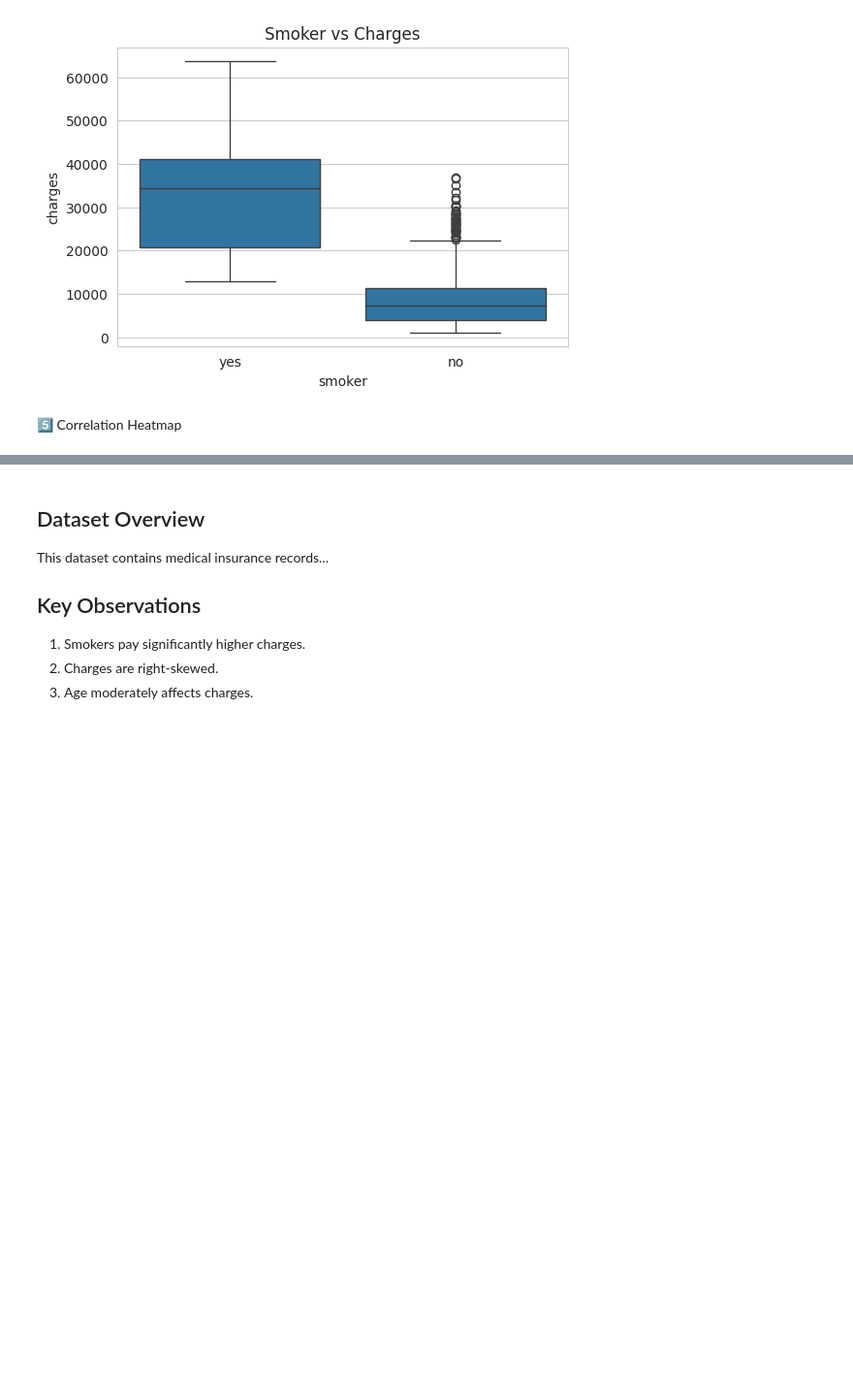
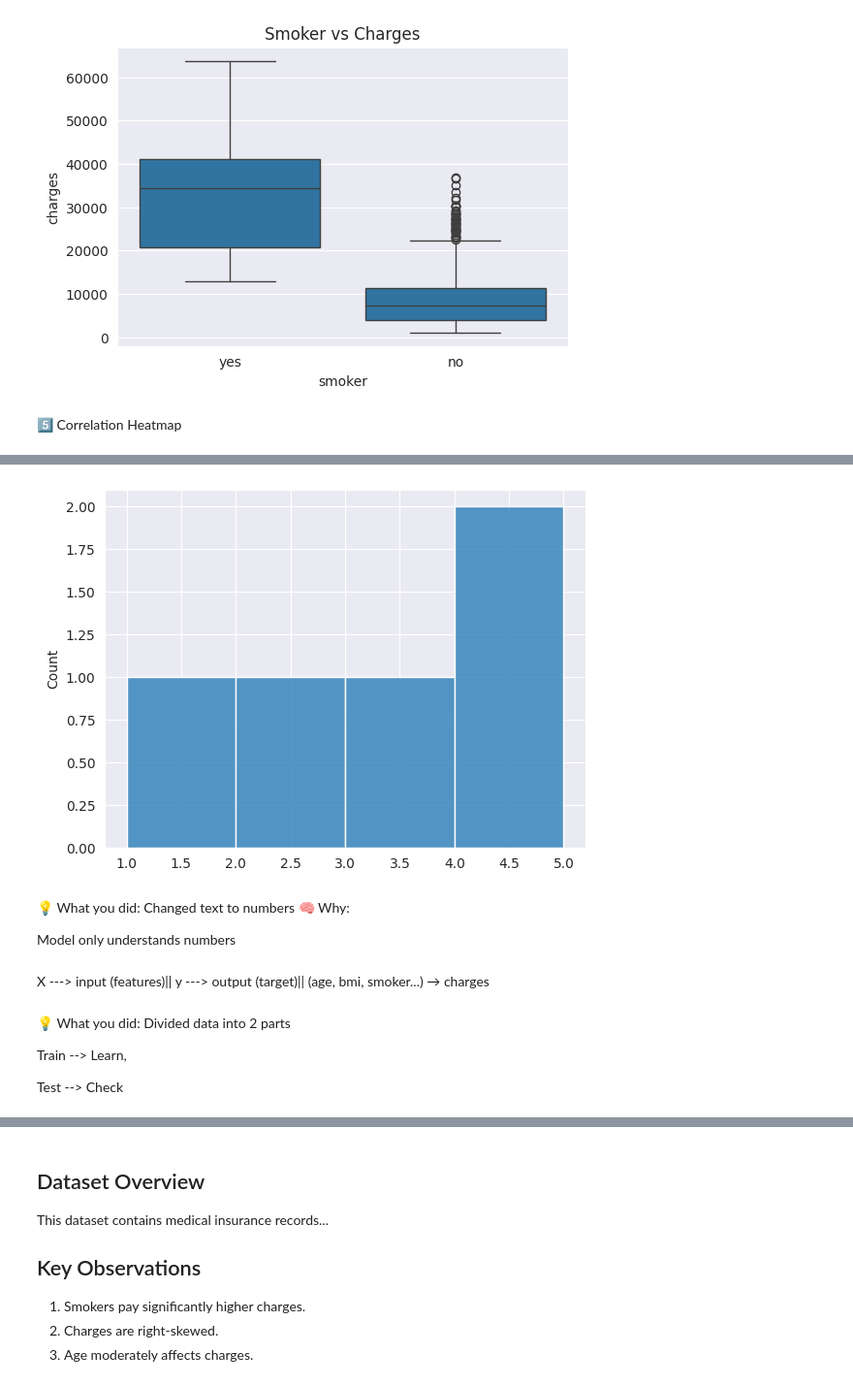
Before and after one commit to gayatrikadam55/medical-insurance-cost-prediction, a Jupyter notebook: notebooks/insurance_eda.ipynb, the cells around one changed output, grey strips where cells are left out. Shown at 97% size. Saved outputs shown, nothing was run; the diff lists cells and outputs as text; code cells hidden in the pictures; blank space fills up the shorter version.

```diff
--- a/notebooks/insurance_eda.ipynb
+++ b/notebooks/insurance_eda.ipynb
@@ -158,0 +183,15 @@ plt.show()
+# %%
+import seaborn as sns
+import matplotlib.pyplot as plt
+
+sns.set_style("darkgrid")
+sns.histplot([1,2,3,4,5])
+plt.show()
+# %% [output]
+[figure, added]
+# %% [markdown]
+💡 What you did:
+Changed text to numbers
+🧠 Why:
+
+Model only understands numbers
@@ -158,0 +203,4 @@ plt.show()
+# %% [markdown]
+X	 --->       input (features)||
+y	 --->       output (target)||
+(age, bmi, smoker...) → charges
@@ -158,0 +210,7 @@ plt.show()
+# %% [markdown]
+💡 What you did:
+Divided data into 2 parts
+
+Train	--> Learn,
+
+Test  -->	Check
```
Also changed, not shown: parts of 25 cells of this notebook.
